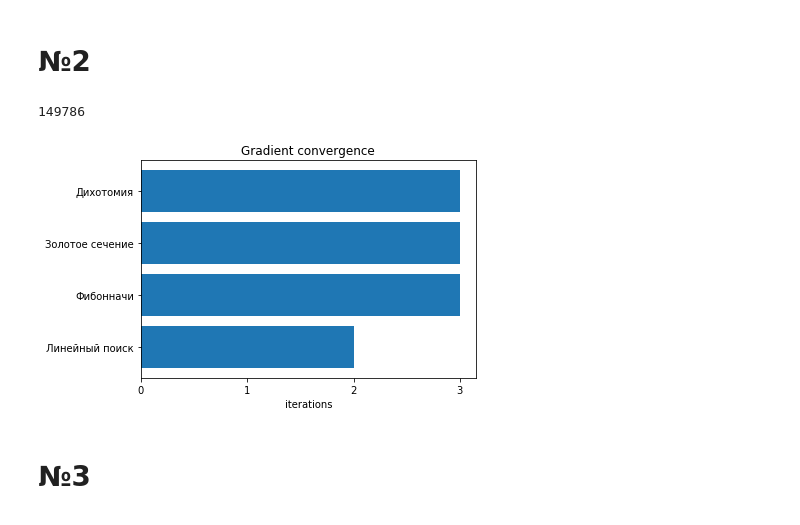
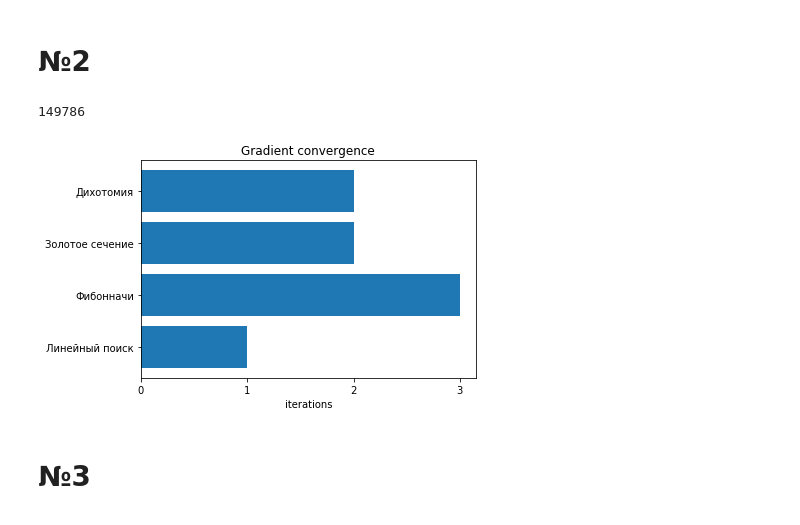
Before and after one commit to DrozdikGleb/optimization-methods, a Jupyter notebook: HW1.ipynb, the cells around one changed output. Cells and saved outputs as stored; diff of their text form; code cells hidden in the pictures.

```diff
--- a/HW1.ipynb
+++ b/HW1.ipynb
@@ -50,13 +50,13 @@ import numpy as np
 # %%
-def build_gradient_plot(func, func_grad, x):
+def build_gradient_plot(func, func_grad, x, conv_cond):
     one_dim_methods = [dichotomy, golden_ratio, fibonacci, linear_search]
     one_dim_methods_name = ["Дихотомия", "Золотое сечение", "Фибонначи", "Линейный поиск"]
     iters_num = []
     for method in one_dim_methods:
-        res, _ = gradient_descent(func, func_grad, x, method, eps=1e-3)
+        res, _, _ = gradient_descent(func, func_grad, x, method, conv_cond, eps=1e-2)
         iters_num.append(res)
 
-    const_res, _ = gradient_descent(func, func_grad, x, None, True)
+    const_res, _, _ = gradient_descent(func, func_grad, x, conv_cond, None, True)
     print(const_res)
     fig, ax = plt.subplots()
     for axis in [ax.xaxis, ax.yaxis]:
@@ -108,10 +117,10 @@ def get_step(function, x, grad, search_method):
 function = lambda x: x ** 2
 function_grad = lambda x: 2 * x
 # %%
-build_gradient_plot(function, function_grad, -100)
+build_gradient_plot(function, function_grad, -100, 'arg')
 # %% [output]
 149786
-[figure, old version]
+[figure, new version]
 # %% [markdown]
 # №3
 ![image.png](attachment:image.png)
```
Also changed, not shown: parts of 20 cells of this notebook, 1 other file.
